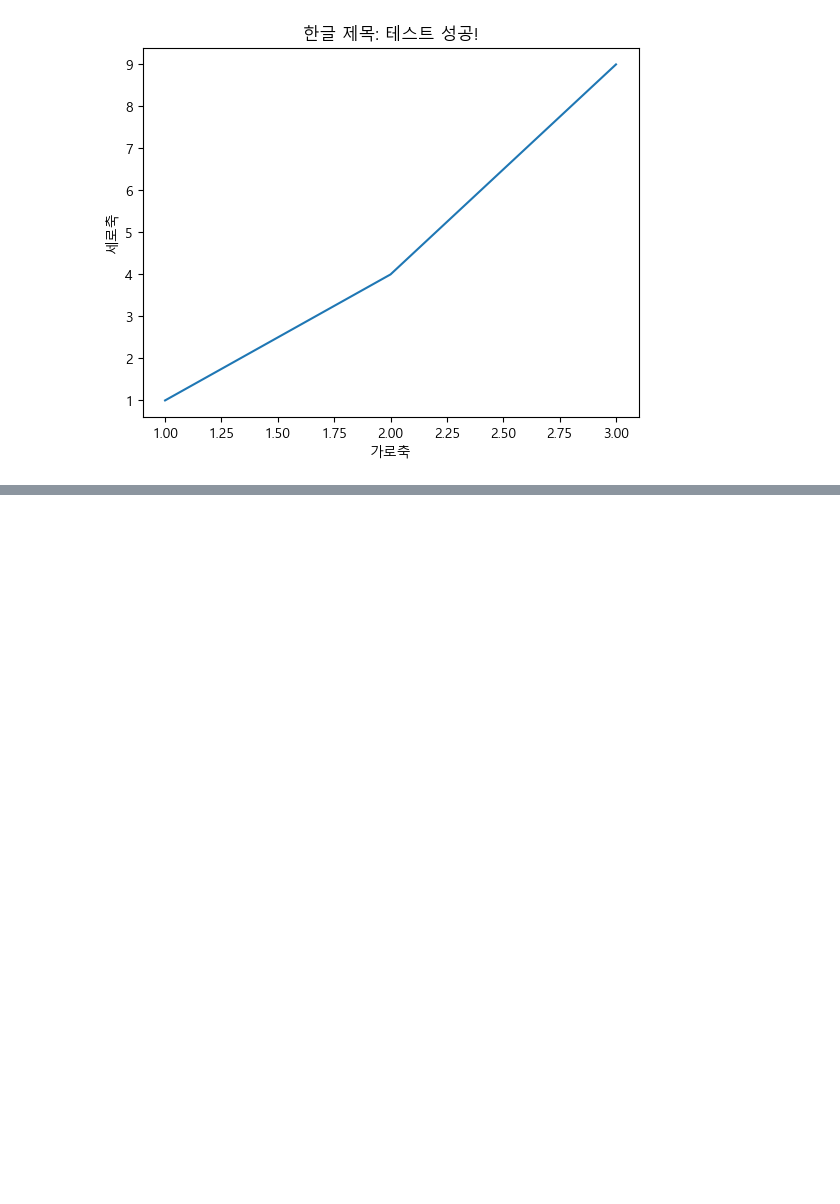
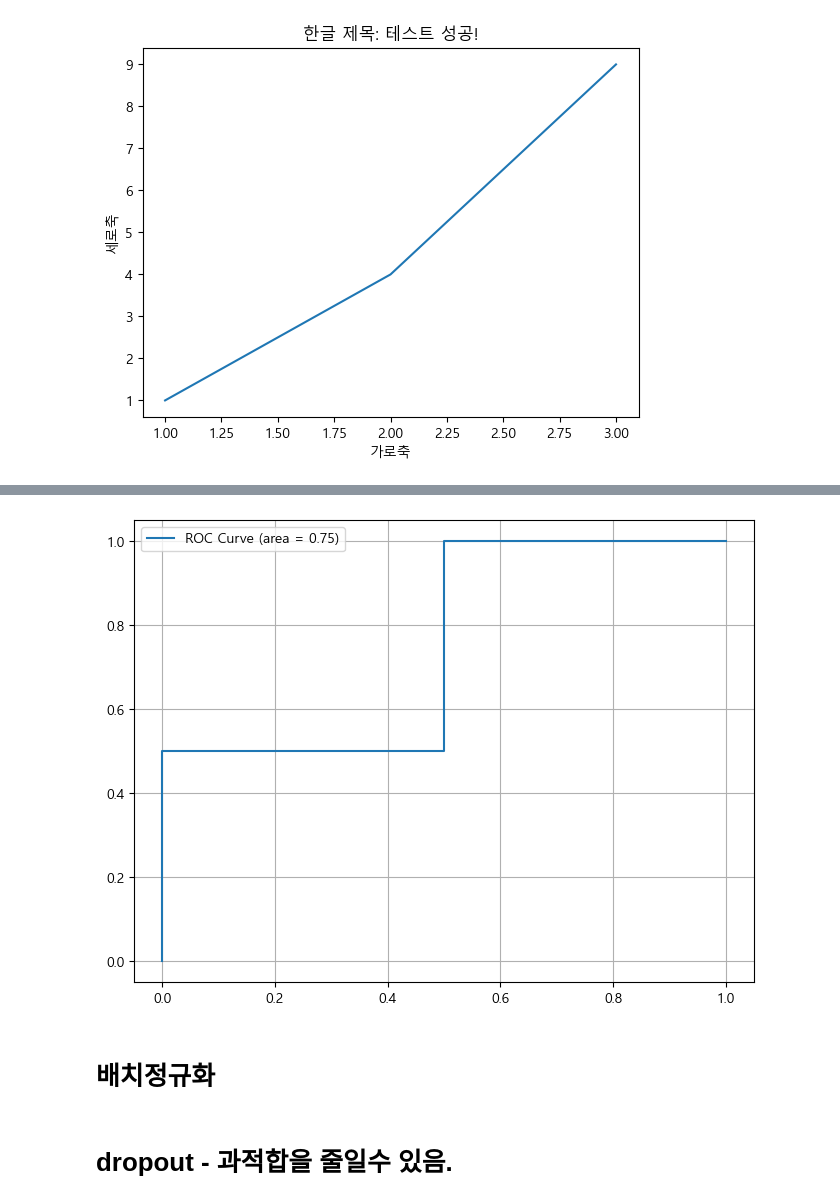
Before and after one commit to leejw4992-a11y/17-Deeplearning, a Jupyter notebook: 1.ipynb, the cells around one changed output, grey strips where cells are left out. Cells and saved outputs as stored; diff of their text form; code cells hidden in the pictures; blank space fills up the shorter version.

```diff
--- a/1.ipynb
+++ b/1.ipynb
@@ -65,0 +334,14 @@ plt.show()
+# %%
+y_scores = np.array([0.1, 0.4, 0.35, 0.8])
+y_test = np.array([0, 0, 1, 1])
+
+fpr, tpr, _ = roc_curve(y_test, y_scores)
+roc_auc = auc(fpr, tpr)
+
+plt.figure(figsize = (8, 6))
+plt.plot(fpr, tpr, label = f"ROC Curve (area = {roc_auc:.2f})")
+plt.legend()
+plt.grid(True)
+plt.show()
+# %% [output]
+[figure, added]
@@ -65,0 +359,2 @@ plt.show()
+# %% [markdown]
+# 배치정규화
@@ -65,0 +377,2 @@ plt.show()
+# %% [markdown]
+# dropout - 과적합을 줄일수 있음.
```
Also changed, not shown: parts of 24 cells of this notebook, 9 other files.
